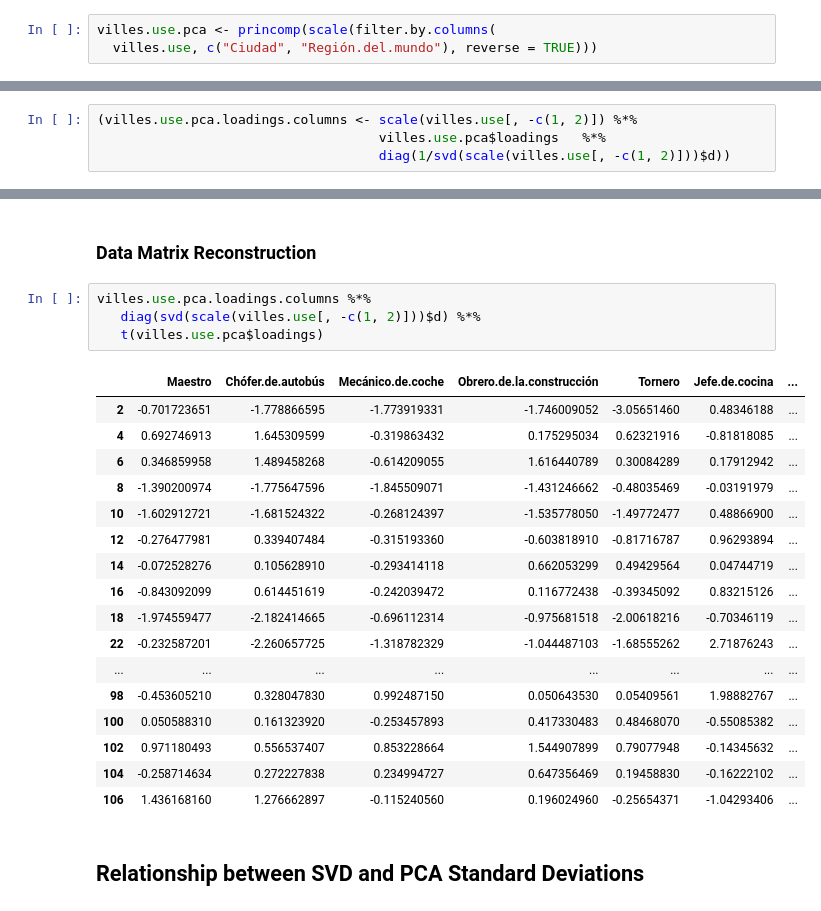
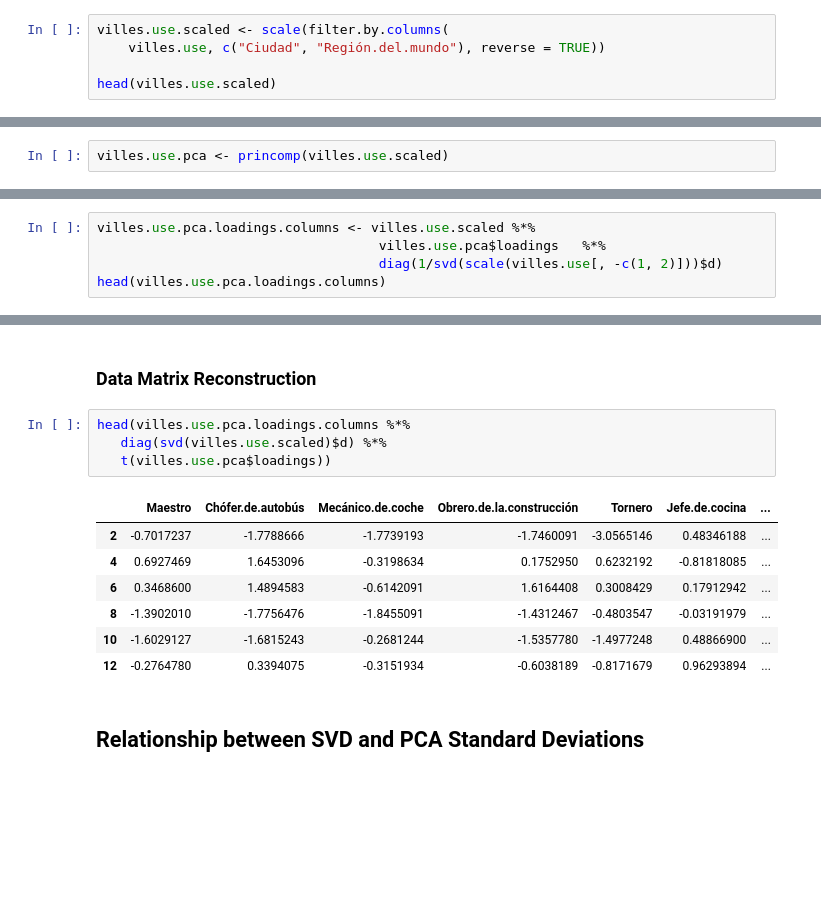
Before and after one commit to garciparedes/r-examples, a Jupyter notebook: notebooks/villes-analysis.ipynb, the cells around one changed output, grey strips where cells are left out. Cells and saved outputs as stored; diff of their text form; blank space fills up the shorter version.

```diff
--- a/notebooks/villes-analysis.ipynb
+++ b/notebooks/villes-analysis.ipynb
@@ -97,5 +97,7 @@ print(dim(villes.use))
 # %% [output]
 [1] 51 14
 # %%
-villes.use.pca <- princomp(scale(filter.by.columns(
-  villes.use, c("Ciudad", "Región.del.mundo"), reverse = TRUE)))
+villes.use.scaled <- scale(filter.by.columns(
+    villes.use, c("Ciudad", "Región.del.mundo"), reverse = TRUE))
+
+head(villes.use.scaled)
@@ -102,3 +112,5 @@ villes.use.pca <- princomp(scale(filter.by.columns(
+# %%
+villes.use.pca <- princomp(villes.use.scaled)
 # %%
 print(villes.use.pca)
 # %% [output]
@@ -230,7 +243,8 @@ text(villes.use.pca.scores.vars[, 1:2], cex = 0.7, pos = 3,
 # %% [markdown]
 ### Column Proyection Weights
 # %%
-(villes.use.pca.loadings.columns <- scale(villes.use[, -c(1, 2)]) %*%
+villes.use.pca.loadings.columns <- villes.use.scaled %*%
                                     villes.use.pca$loadings   %*%
-                                    diag(1/svd(scale(villes.use[, -c(1, 2)]))$d))
+                                    diag(1/svd(scale(villes.use[, -c(1, 2)]))$d)
+head(villes.use.pca.loadings.columns)
 # %% [output]
@@ -253,27 +257,17 @@ text(villes.use.pca.scores.vars[, 1:2], cex = 0.7, pos = 3,
 # %% [markdown]
 ### Data Matrix Reconstruction
 # %%
-villes.use.pca.loadings.columns %*%
-   diag(svd(scale(villes.use[, -c(1, 2)]))$d) %*%
-   t(villes.use.pca$loadings)
+head(villes.use.pca.loadings.columns %*%
+   diag(svd(villes.use.scaled)$d) %*%
+   t(villes.use.pca$loadings))
 # %% [output]
 |  | Maestro | Chófer.de.autobús | Mecánico.de.coche | Obrero.de.la.construcción | Tornero | Jefe.de.cocina | ... |
-| 2 | -0.701723651 | -1.778866595 | -1.773919331 | -1.746009052 | -3.05651460 | 0.48346188 | ... |
-| 4 | 0.692746913 | 1.645309599 | -0.319863432 | 0.175295034 | 0.62321916 | -0.81818085 | ... |
-| 6 | 0.346859958 | 1.489458268 | -0.614209055 | 1.616440789 | 0.30084289 | 0.17912942 | ... |
-| 8 | -1.390200974 | -1.775647596 | -1.845509071 | -1.431246662 | -0.48035469 | -0.03191979 | ... |
-| 10 | -1.602912721 | -1.681524322 | -0.268124397 | -1.535778050 | -1.49772477 | 0.48866900 | ... |
-| 12 | -0.276477981 | 0.339407484 | -0.315193360 | -0.603818910 | -0.81716787 | 0.96293894 | ... |
-| 14 | -0.072528276 | 0.105628910 | -0.293414118 | 0.662053299 | 0.49429564 | 0.04744719 | ... |
-| 16 | -0.843092099 | 0.614451619 | -0.242039472 | 0.116772438 | -0.39345092 | 0.83215126 | ... |
-| 18 | -1.974559477 | -2.182414665 | -0.696112314 | -0.975681518 | -2.00618216 | -0.70346119 | ... |
-| 22 | -0.232587201 | -2.260657725 | -1.318782329 | -1.044487103 | -1.68555262 | 2.71876243 | ... |
-| ... | ... | ... | ... | ... | ... | ... | ... |
-| 98 | -0.453605210 | 0.328047830 | 0.992487150 | 0.050643530 | 0.05409561 | 1.98882767 | ... |
-| 100 | 0.050588310 | 0.161323920 | -0.253457893 | 0.417330483 | 0.48468070 | -0.55085382 | ... |
-| 102 | 0.971180493 | 0.556537407 | 0.853228664 | 1.544907899 | 0.79077948 | -0.14345632 | ... |
-| 104 | -0.258714634 | 0.272227838 | 0.234994727 | 0.647356469 | 0.19458830 | -0.16222102 | ... |
-| 106 | 1.436168160 | 1.276662897 | -0.115240560 | 0.196024960 | -0.25654371 | -1.04293406 | ... |
+| 2 | -0.7017237 | -1.7788666 | -1.7739193 | -1.7460091 | -3.0565146 | 0.48346188 | ... |
+| 4 | 0.6927469 | 1.6453096 | -0.3198634 | 0.1752950 | 0.6232192 | -0.81818085 | ... |
+| 6 | 0.3468600 | 1.4894583 | -0.6142091 | 1.6164408 | 0.3008429 | 0.17912942 | ... |
+| 8 | -1.3902010 | -1.7756476 | -1.8455091 | -1.4312467 | -0.4803547 | -0.03191979 | ... |
+| 10 | -1.6029127 | -1.6815243 | -0.2681244 | -1.5357780 | -1.4977248 | 0.48866900 | ... |
+| 12 | -0.2764780 | 0.3394075 | -0.3151934 | -0.6038189 | -0.8171679 | 0.96293894 | ... |
 # %% [markdown]
 ## Relationship between SVD and PCA Standard Deviations
 # %%
```
Also changed, not shown: parts of 7 cells of this notebook.
